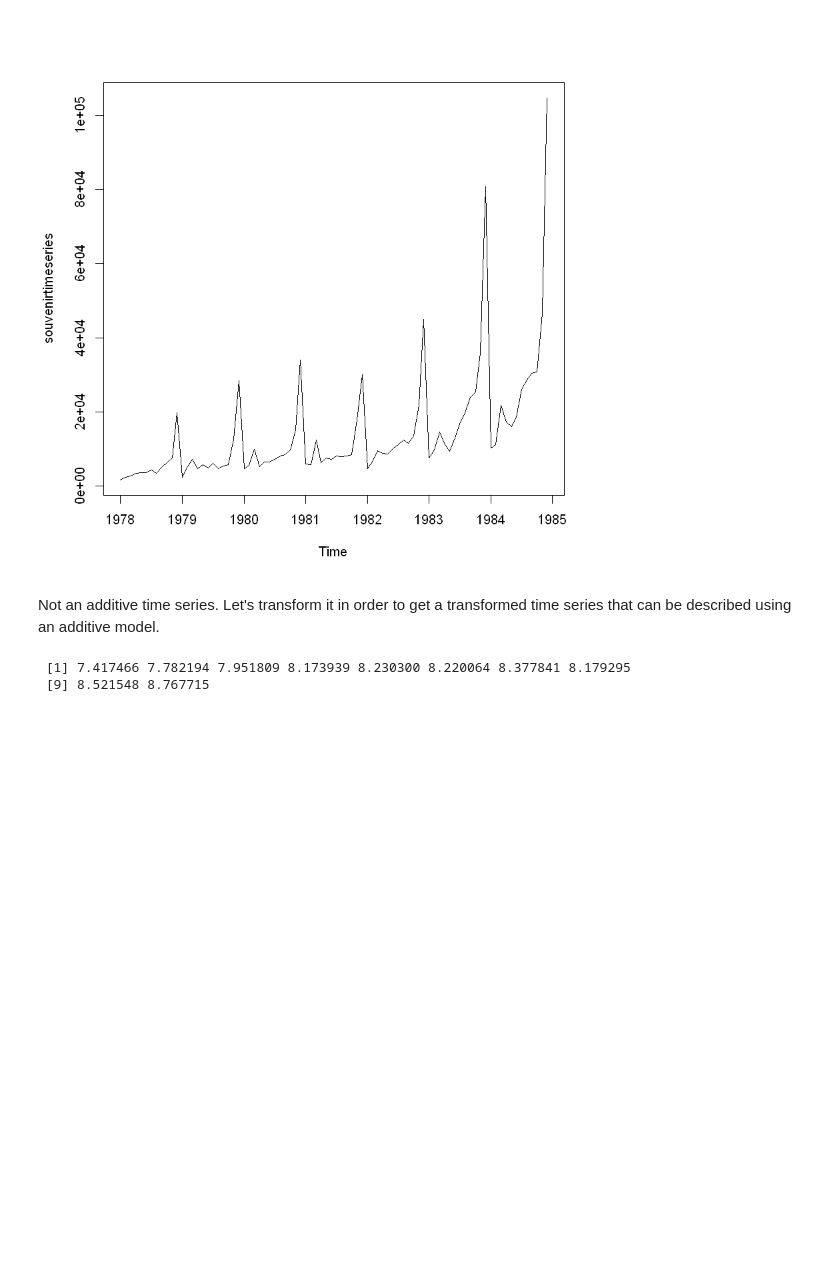
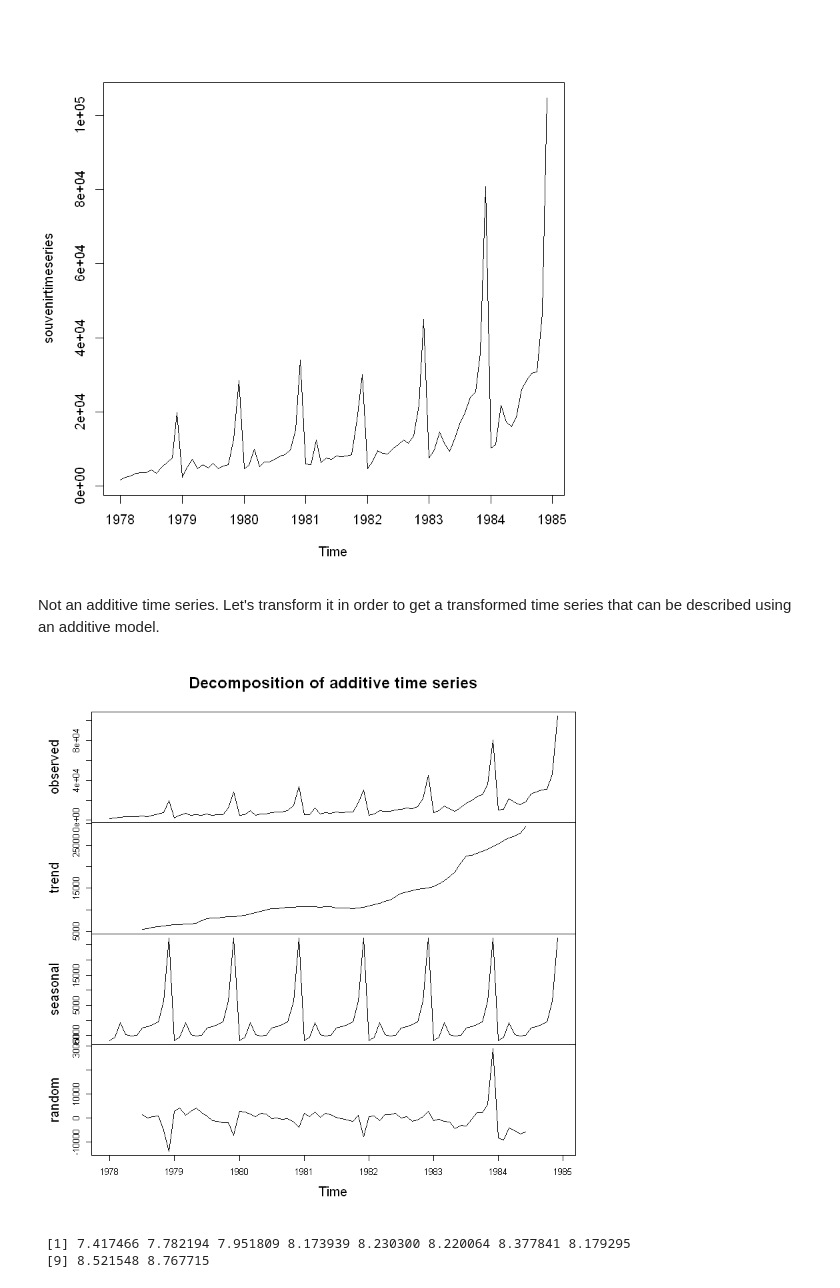
Before and after one commit to iamjz/R-Data, a Jupyter notebook: Timeseries.ipynb, the cells around one changed output. Saved outputs shown, nothing was run; the diff lists cells and outputs as text; code cells hidden in the pictures; blank space fills up the shorter version.

```diff
--- a/Timeseries.ipynb
+++ b/Timeseries.ipynb
@@ -54,6 +54,12 @@ plot.ts(souvenirtimeseries)
 [figure]
 # %% [markdown]
 Not an additive time series. Let's transform it in order to get a transformed time series that can be described using an additive model.
+# %%
+souvenir_decom <- decompose(souvenirtimeseries)
+
+plot(souvenir_decom)
+# %% [output]
+[figure, added]
 # %%
 souvenirtimeseries_logged <- log(souvenirtimeseries)
 souvenirtimeseries_logged[1:10]
```
Also changed, not shown: parts of 2 cells of this notebook.
